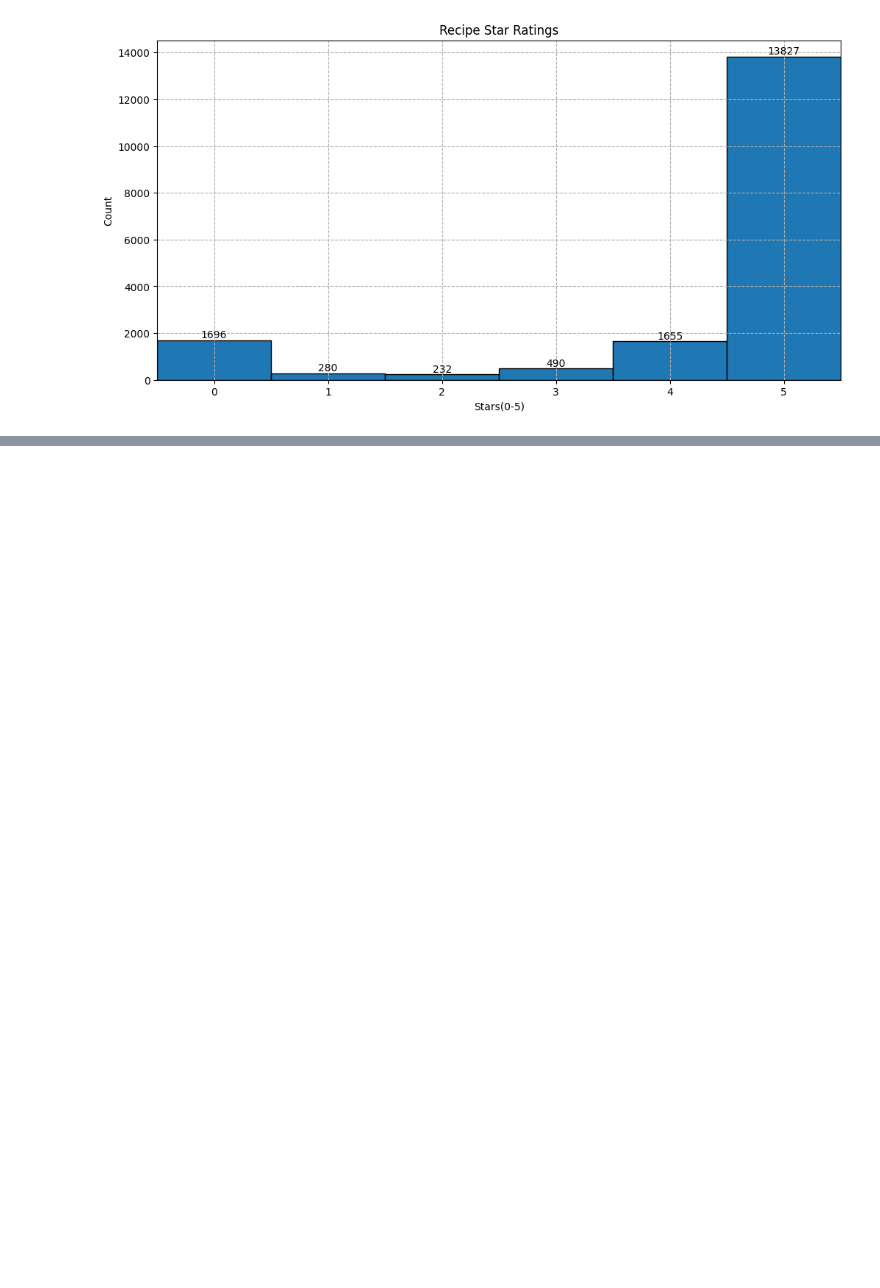
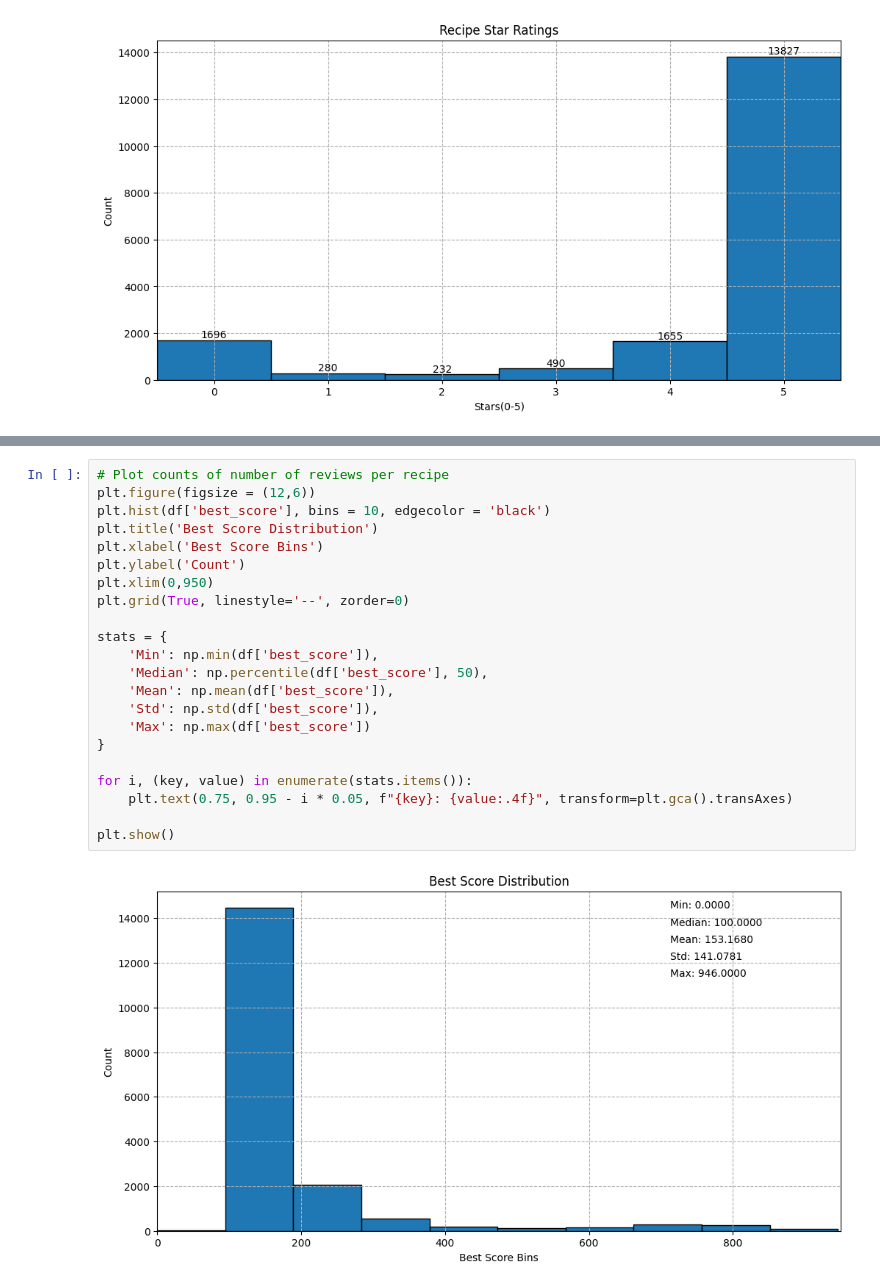
Before and after one commit to connormcmanigal/Recipe-Review-Scoring-Algorithm-Regression, a Jupyter notebook: sent_analysis.ipynb, the cells around one changed output, grey strips where cells are left out. Drawn from its saved outputs; the diff is of its cells as text; blank space fills up the shorter version.

```diff
--- a/sent_analysis.ipynb
+++ b/sent_analysis.ipynb
@@ -250,0 +266,24 @@ df[df['user_name'] == 'Mark467']
+# %%
+# Plot counts of number of reviews per recipe
+plt.figure(figsize = (12,6))
+plt.hist(df['best_score'], bins = 10, edgecolor = 'black')
+plt.title('Best Score Distribution')
+plt.xlabel('Best Score Bins')
+plt.ylabel('Count')
+plt.xlim(0,950)
+plt.grid(True, linestyle='--', zorder=0)
+
+stats = {
+    'Min': np.min(df['best_score']),
+    'Median': np.percentile(df['best_score'], 50),
+    'Mean': np.mean(df['best_score']),
+    'Std': np.std(df['best_score']),
+    'Max': np.max(df['best_score'])
+}
+
+for i, (key, value) in enumerate(stats.items()):
+    plt.text(0.75, 0.95 - i * 0.05, f"{key}: {value:.4f}", transform=plt.gca().transAxes)
+
+plt.show()
+# %% [output]
+[figure, added]
```
Also changed, not shown: parts of 19 cells of this notebook.
